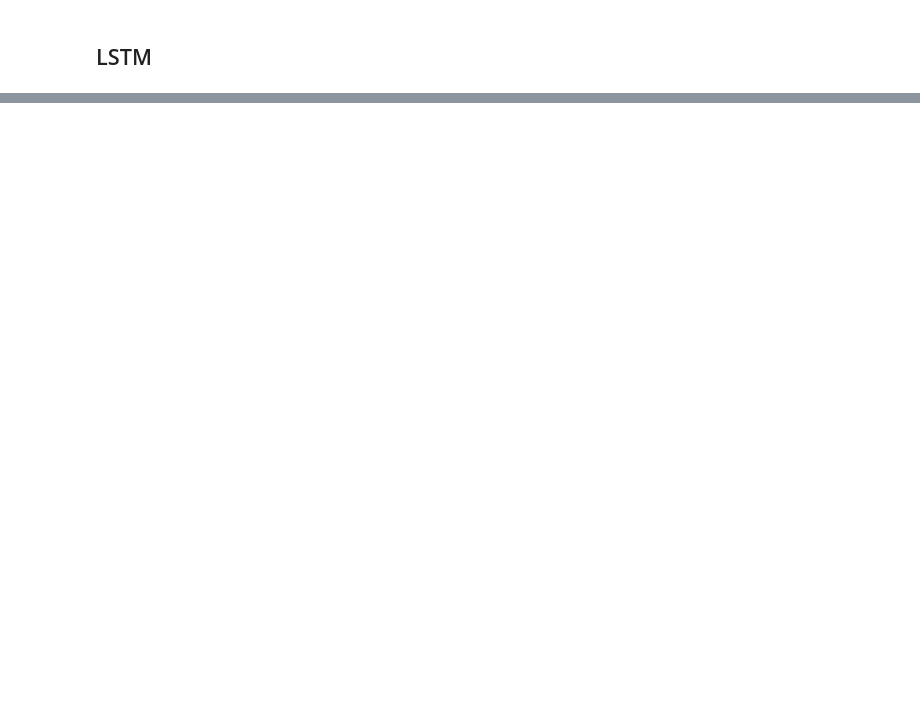
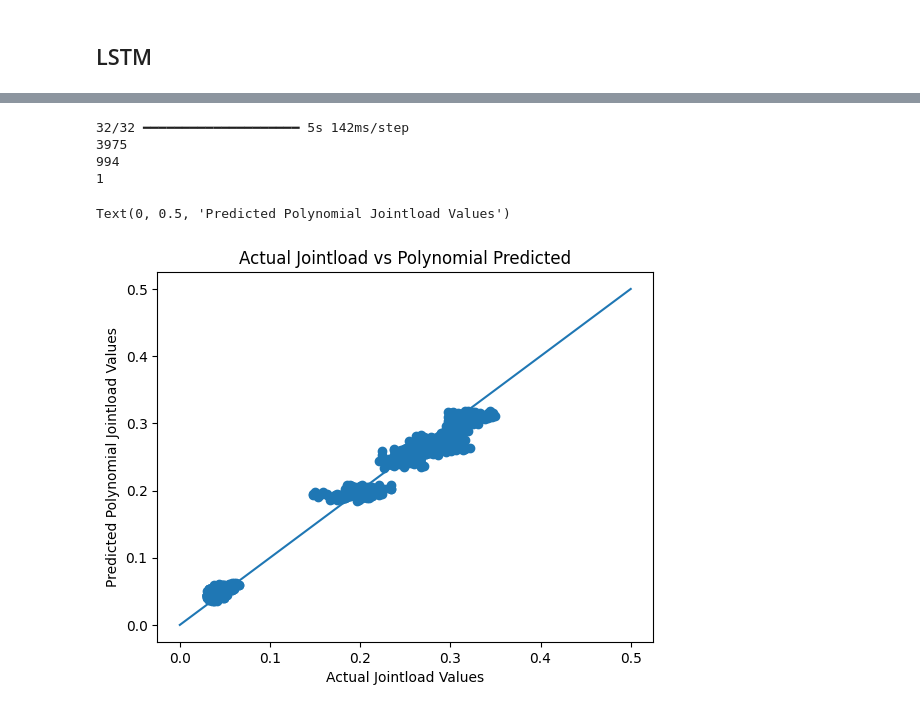
Before and after one commit to Jcollins2021/Jointload-Project, a Jupyter notebook: data_analysis.ipynb, the cells around one changed output, grey strips where cells are left out. Saved outputs shown, nothing was run; the diff lists cells and outputs as text; code cells hidden in the pictures; blank space fills up the shorter version.

```diff
--- a/data_analysis.ipynb
+++ b/data_analysis.ipynb
@@ -1112,0 +1227,13 @@ Text(0, 0.5, 'Predicted Polynomial Jointload Values')
+# %%
+standardized_lstm = Sequential([
+    Input((1000, 2)),
+    LSTM(128, return_sequences=True),
+    LSTM(64, return_sequences = True),
+    Flatten(),
+    Dense(50),
+    Dense(20),
+    Dense(1)
+])
+
+standardized_lstm.compile(optimizer=Adam(learning_rate=0.0001), loss=tf.keras.losses.Huber(delta=1.0))
+standardized_lstm.summary()
@@ -1112,0 +1260,9 @@ Text(0, 0.5, 'Predicted Polynomial Jointload Values')
+# %%
+standardized_lstm.fit(standardized_train_data, standardized_train_result, epochs=10, batch_size=5, validation_split=0.3)
+
+# lstm_loss, lstm_mae = lstm.evaluate(combined_interpolated_data, results)
+# print(f"Loss: {lstm_loss}, MAE: {lstm_mae}")
+
+# Predict using the model
+standardized_lstm_predictions = standardized_lstm.predict(standardized_test_data)
+# print("Predictions:", lstm_predictions)
@@ -1112,0 +1287,17 @@ Text(0, 0.5, 'Predicted Polynomial Jointload Values')
+# %%
+# Graph predicted vs actual
+print(len(results))
+print(len(standardized_lstm_predictions))
+print(len(standardized_lstm_predictions[100]))
+plt.scatter(standardized_test_result, standardized_lstm_predictions)
+plt.plot(np.linspace(0, .5, 100), np.linspace(0, .5, 100))
+plt.title("Actual Jointload vs Polynomial Predicted")
+plt.xlabel("Actual Jointload Values")
+plt.ylabel("Predicted Polynomial Jointload Values")
+# %% [output]
+32/32 ━━━━━━━━━━━━━━━━━━━━ 5s 142ms/step
+3975
+994
+1
+Text(0, 0.5, 'Predicted Polynomial Jointload Values')
+[figure, added]
```
Also changed, not shown: parts of 45 cells of this notebook.
